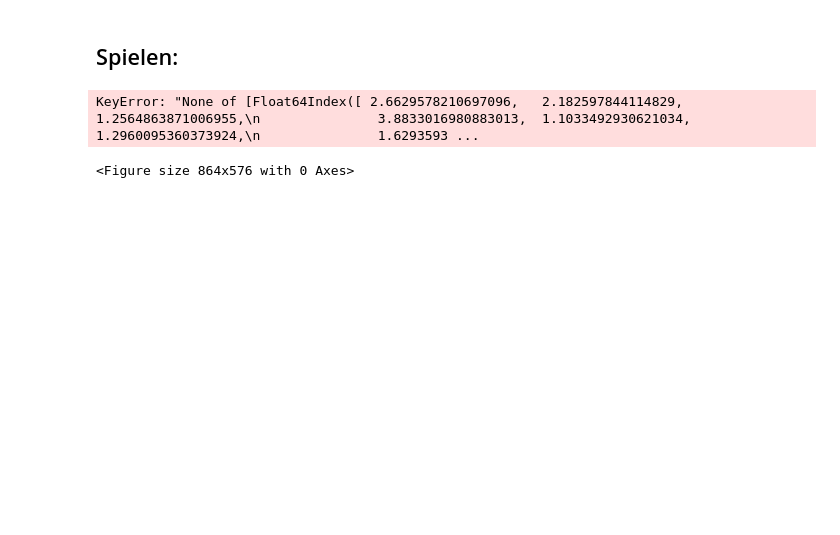
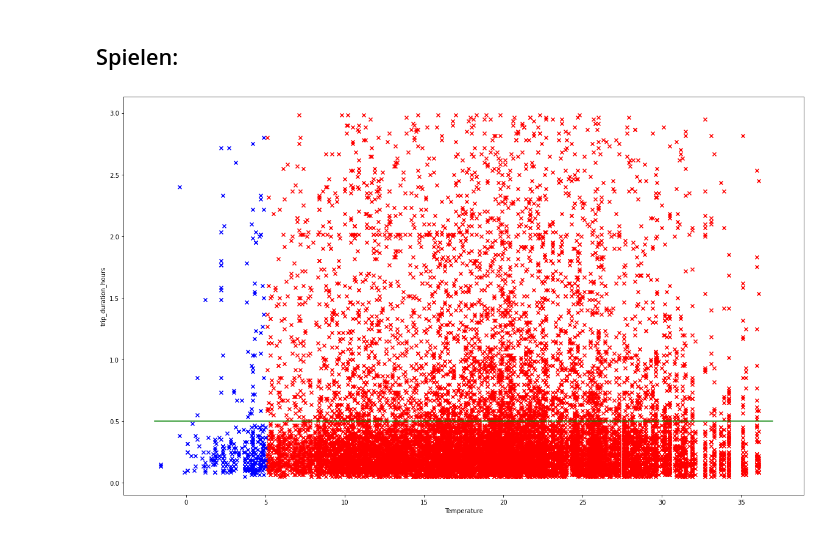
Before and after one commit to Polifka/eagle_gang, a Jupyter notebook: clustering.ipynb, the cells around one changed output. Saved outputs shown, nothing was run; the diff lists cells and outputs as text; code cells hidden in the pictures; blank space fills up the shorter version.

Commit message:
clustering class

```diff
--- a/clustering.ipynb
+++ b/clustering.ipynb
@@ -24,16 +39,24 @@ Bremen_set = read_data("bremen")
 # %% [markdown]
 ## Spielen:
-# %%
-def plot_cluster():
-    plt.figure(figsize=(12,8))
-    plt.scatter(Duesseldorf_set[Duesseldorf_set["distance"]]['temperature'], Duesseldorf_set["distance"]['temperature'], marker='x', color='C0')
-    plt.xlim([0,2600])
-    plt.ylim([0,0.21])
-    plt.xlabel("Mean Area")
-    plt.ylabel("Mean Concave Points")
-    plt.legend(['Malignant', 'Benign'])
-
-plot_cluster()
-# %% [output]
-KeyError: "None of [Float64Index([ 2.6629578210697096,   2.182597844114829,  1.2564863871006955,\n               3.8833016980883013,  1.1033492930621034,  1.2960095360373924,\n               1.6293593 ...
-<Figure size 864x576 with 0 Axes>
+# %%
+def temp_cluster(yLabel):
+    plt.figure(figsize = (20,12))
+    s1 = plt.scatter(Duesseldorf_set['temp'][Duesseldorf_set['temp'] > 5], Duesseldorf_set[yLabel][Duesseldorf_set['temp'] > 5], marker='x', color='red')
+    s2 = plt.scatter(Duesseldorf_set['temp'][Duesseldorf_set['temp'] <= 5], Duesseldorf_set[yLabel][Duesseldorf_set['temp'] <= 5], marker='x', color='blue')
+
+    if(yLabel == 'trip_duration_hours'):
+        lineheight = 0.5
+    elif(yLabel == 'distance'):
+        lineheight = 5
+
+    y = np.zeros(1000)
+    x = np.linspace(-2, 37, 1000, endpoint=True)
+
+    plt.plot(x, y + lineheight, 'g')
+
+    plt.xlabel("Temperature")
+    plt.ylabel(yLabel)
+# %%
+temp_cluster('trip_duration_hours')
+# %% [output]
+[figure, added]
```
Also changed, not shown: parts of 4 cells of this notebook.
